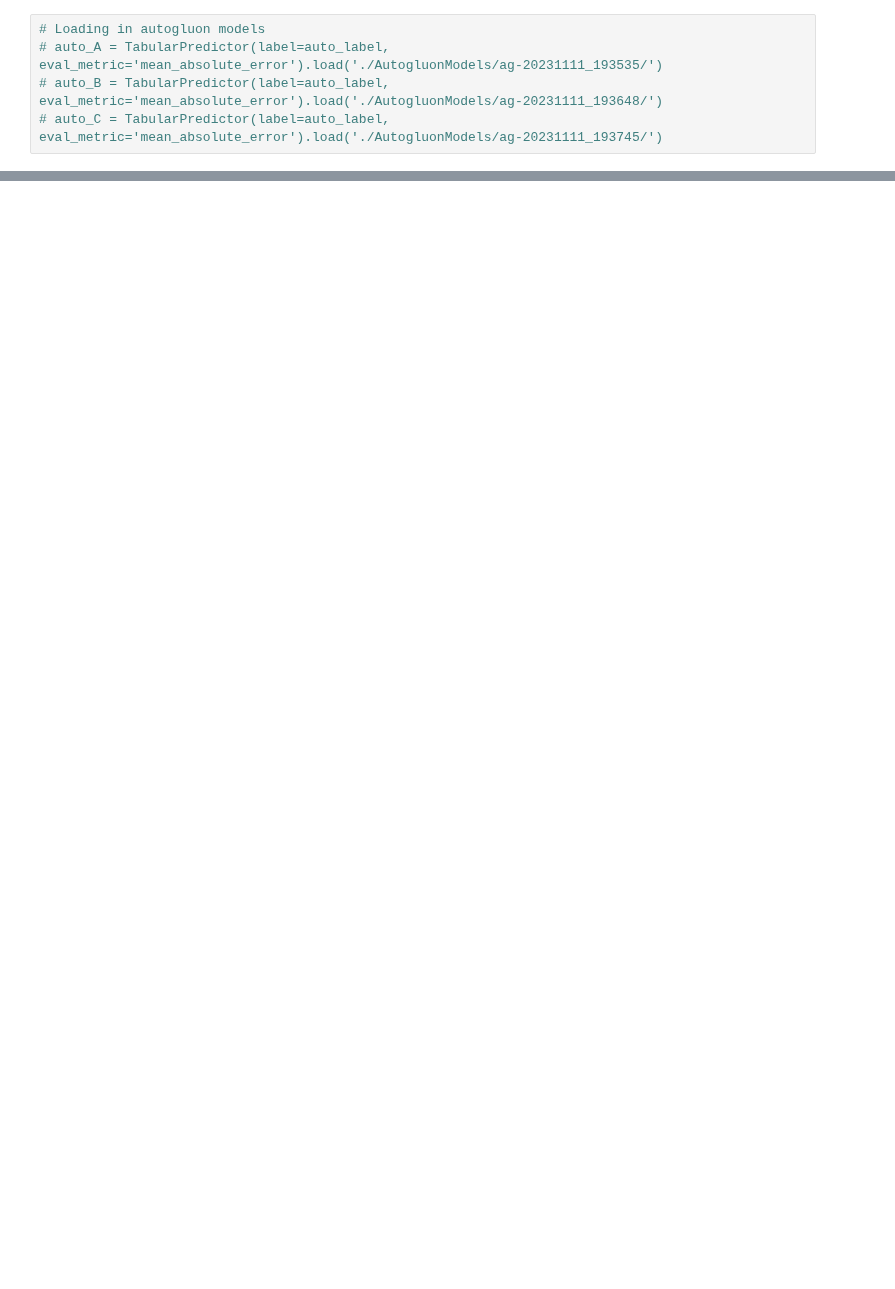
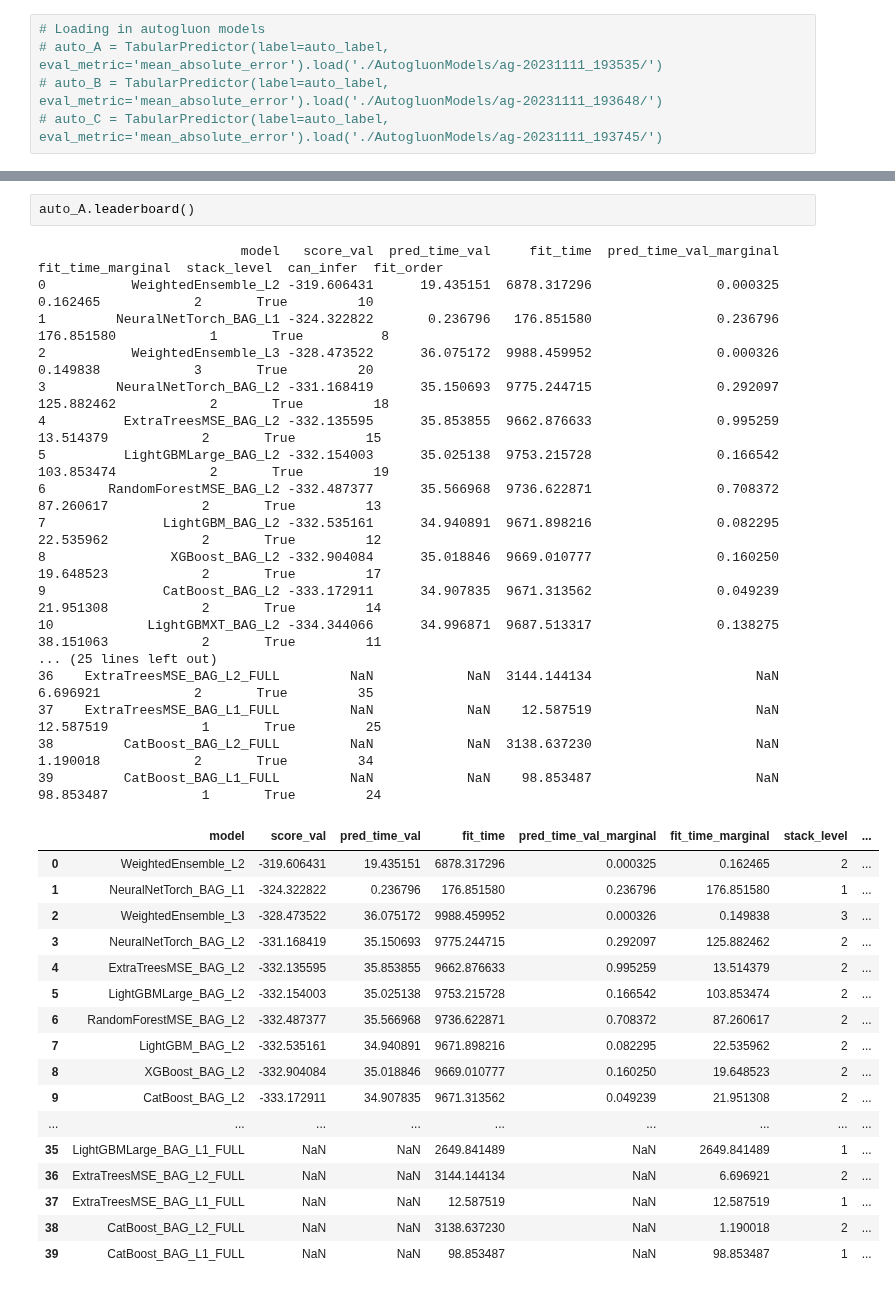
Before and after one commit to TDT4173-MPC/TDT4173-MPC, a Jupyter notebook: Mathias/models/manual_stack.ipynb, the cells around one changed output, grey strips where cells are left out. Cells and saved outputs as stored; diff of their text form; blank space fills up the shorter version.

```diff
--- a/Mathias/models/manual_stack.ipynb
+++ b/Mathias/models/manual_stack.ipynb
@@ -514,0 +839,37 @@ plt.show()
+# %%
+auto_A.leaderboard()
+# %% [output]
+                          model   score_val  pred_time_val     fit_time  pred_time_val_marginal  fit_time_marginal  stack_level  can_infer  fit_order
+0           WeightedEnsemble_L2 -319.606431      19.435151  6878.317296                0.000325           0.162465            2       True         10
+1         NeuralNetTorch_BAG_L1 -324.322822       0.236796   176.851580                0.236796         176.851580            1       True          8
+2           WeightedEnsemble_L3 -328.473522      36.075172  9988.459952                0.000326           0.149838            3       True         20
+3         NeuralNetTorch_BAG_L2 -331.168419      35.150693  9775.244715                0.292097         125.882462            2       True         18
+4          ExtraTreesMSE_BAG_L2 -332.135595      35.853855  9662.876633                0.995259          13.514379            2       True         15
+5          LightGBMLarge_BAG_L2 -332.154003      35.025138  9753.215728                0.166542         103.853474            2       True         19
+6        RandomForestMSE_BAG_L2 -332.487377      35.566968  9736.622871                0.708372          87.260617            2       True         13
+7               LightGBM_BAG_L2 -332.535161      34.940891  9671.898216                0.082295          22.535962            2       True         12
+8                XGBoost_BAG_L2 -332.904084      35.018846  9669.010777                0.160250          19.648523            2       True         17
+9               CatBoost_BAG_L2 -333.172911      34.907835  9671.313562                0.049239          21.951308            2       True         14
+10            LightGBMXT_BAG_L2 -334.344066      34.996871  9687.513317                0.138275          38.151063            2       True         11
+... (25 lines left out)
+36    ExtraTreesMSE_BAG_L2_FULL         NaN            NaN  3144.144134                     NaN           6.696921            2       True         35
+37    ExtraTreesMSE_BAG_L1_FULL         NaN            NaN    12.587519                     NaN          12.587519            1       True         25
+38         CatBoost_BAG_L2_FULL         NaN            NaN  3138.637230                     NaN           1.190018            2       True         34
+39         CatBoost_BAG_L1_FULL         NaN            NaN    98.853487                     NaN          98.853487            1       True         24
+|  | model | score_val | pred_time_val | fit_time | pred_time_val_marginal | fit_time_marginal | stack_level | ... |
+| 0 | WeightedEnsemble_L2 | -319.606431 | 19.435151 | 6878.317296 | 0.000325 | 0.162465 | 2 | ... |
+| 1 | NeuralNetTorch_BAG_L1 | -324.322822 | 0.236796 | 176.851580 | 0.236796 | 176.851580 | 1 | ... |
+| 2 | WeightedEnsemble_L3 | -328.473522 | 36.075172 | 9988.459952 | 0.000326 | 0.149838 | 3 | ... |
+| 3 | NeuralNetTorch_BAG_L2 | -331.168419 | 35.150693 | 9775.244715 | 0.292097 | 125.882462 | 2 | ... |
+| 4 | ExtraTreesMSE_BAG_L2 | -332.135595 | 35.853855 | 9662.876633 | 0.995259 | 13.514379 | 2 | ... |
+| 5 | LightGBMLarge_BAG_L2 | -332.154003 | 35.025138 | 9753.215728 | 0.166542 | 103.853474 | 2 | ... |
+| 6 | RandomForestMSE_BAG_L2 | -332.487377 | 35.566968 | 9736.622871 | 0.708372 | 87.260617 | 2 | ... |
+| 7 | LightGBM_BAG_L2 | -332.535161 | 34.940891 | 9671.898216 | 0.082295 | 22.535962 | 2 | ... |
+| 8 | XGBoost_BAG_L2 | -332.904084 | 35.018846 | 9669.010777 | 0.160250 | 19.648523 | 2 | ... |
+| 9 | CatBoost_BAG_L2 | -333.172911 | 34.907835 | 9671.313562 | 0.049239 | 21.951308 | 2 | ... |
+| ... | ... | ... | ... | ... | ... | ... | ... | ... |
+| 35 | LightGBMLarge_BAG_L1_FULL | NaN | NaN | 2649.841489 | NaN | 2649.841489 | 1 | ... |
+| 36 | ExtraTreesMSE_BAG_L2_FULL | NaN | NaN | 3144.144134 | NaN | 6.696921 | 2 | ... |
+| 37 | ExtraTreesMSE_BAG_L1_FULL | NaN | NaN | 12.587519 | NaN | 12.587519 | 1 | ... |
+| 38 | CatBoost_BAG_L2_FULL | NaN | NaN | 3138.637230 | NaN | 1.190018 | 2 | ... |
+| 39 | CatBoost_BAG_L1_FULL | NaN | NaN | 98.853487 | NaN | 98.853487 | 1 | ... |
```
Also changed, not shown: parts of 15 cells of this notebook, 31 other files.
